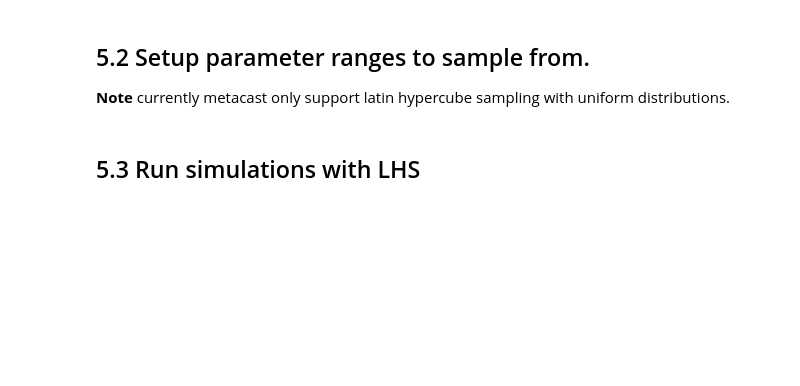
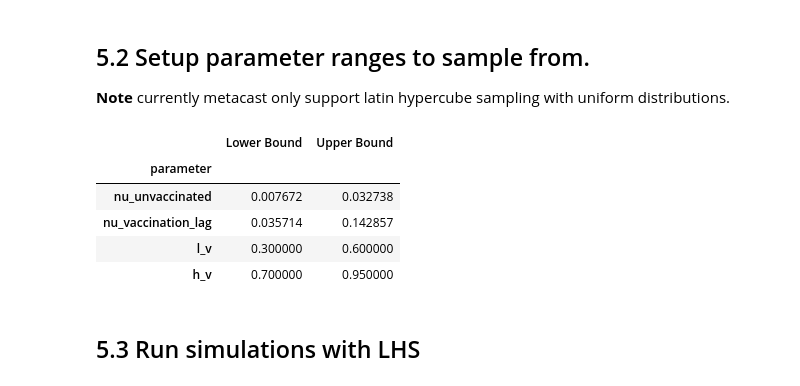
Before and after one commit to m-d-grunnill/MetaCast, a Jupyter notebook: demonstrations/Basic_Demonstration.ipynb, the cells around one changed output. Drawn from its saved outputs; the diff is of its cells as text; code cells hidden in the pictures; blank space fills up the shorter version.

```diff
--- a/demonstrations/Basic_Demonstration.ipynb
+++ b/demonstrations/Basic_Demonstration.ipynb
@@ -734,14 +990,21 @@ def vaccination_lhs_sim(sample, metapop_model, t, y0, fixed_parameter):
 **Note** currently metacast only support latin hypercube sampling with uniform distributions.
 # %%
 parameter_samples_records = [
-    {'parameter': 'nu_0', 'Lower Bound': prob_over_many_days_to_prob_on_a_day(0.5, v_day), 'Upper Bound': prob_over_many_days_to_prob_on_a_day(0.95, v_day)},
-    {'parameter': 'nu_1', 'Lower Bound': 1/28, 'Upper Bound': 1/7},
+    {'parameter': 'nu_unvaccinated', 'Lower Bound': prob_over_many_days_to_prob_on_a_day(0.5, v_day), 'Upper Bound': prob_over_many_days_to_prob_on_a_day(0.95, v_day)},
+    {'parameter': 'nu_vaccination_lag', 'Lower Bound': 1/28, 'Upper Bound': 1/7},
     {'parameter': 'l_v', 'Lower Bound': 0.3, 'Upper Bound': 0.6},
     {'parameter': 'h_v', 'Lower Bound': 0.7, 'Upper Bound': 0.95}
 ]
 parameter_samples_df = pd.DataFrame.from_records(parameter_samples_records)
 parameter_samples_df.set_index('parameter',inplace=True)
 parameter_samples_df
+# %% [output]
+|  | Lower Bound | Upper Bound |
+| parameter |  |  |
+| nu_unvaccinated | 0.007672 | 0.032738 |
+| nu_vaccination_lag | 0.035714 | 0.142857 |
+| l_v | 0.300000 | 0.600000 |
+| h_v | 0.700000 | 0.950000 |
 # %% [markdown]
 ##  5.3 Run simulations with LHS
 # %%
```
Also changed, not shown: parts of 60 cells of this notebook, 1 other file.
